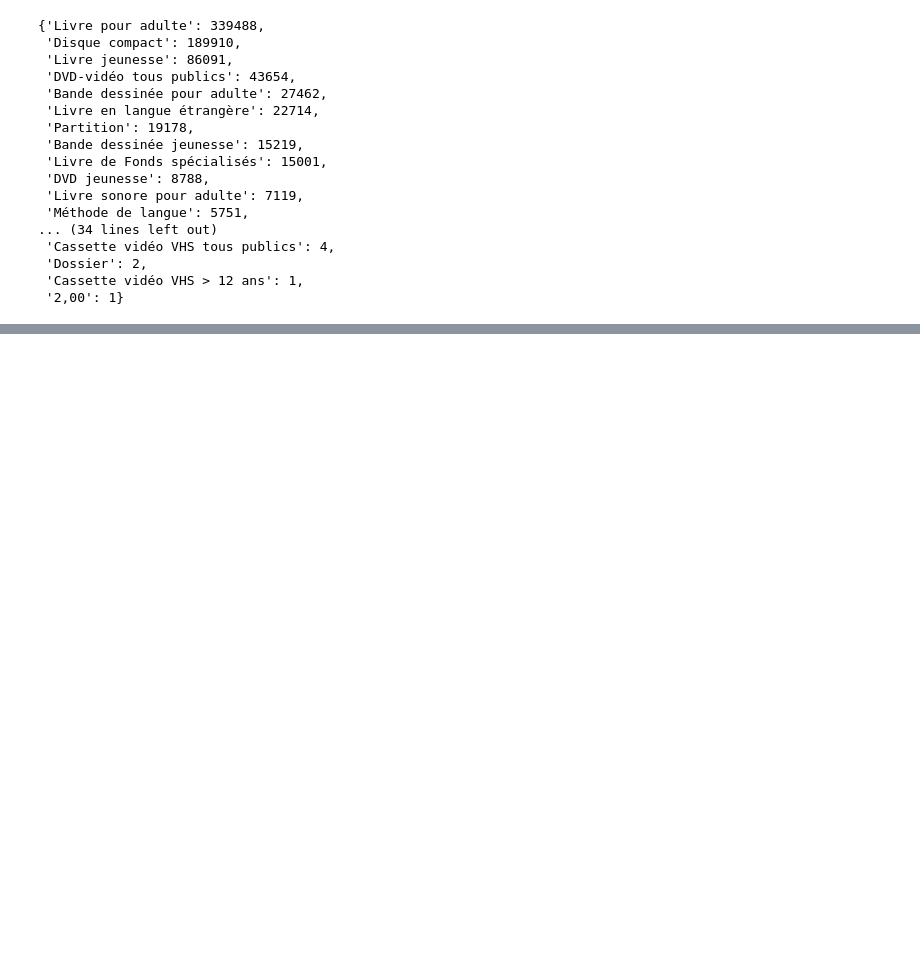
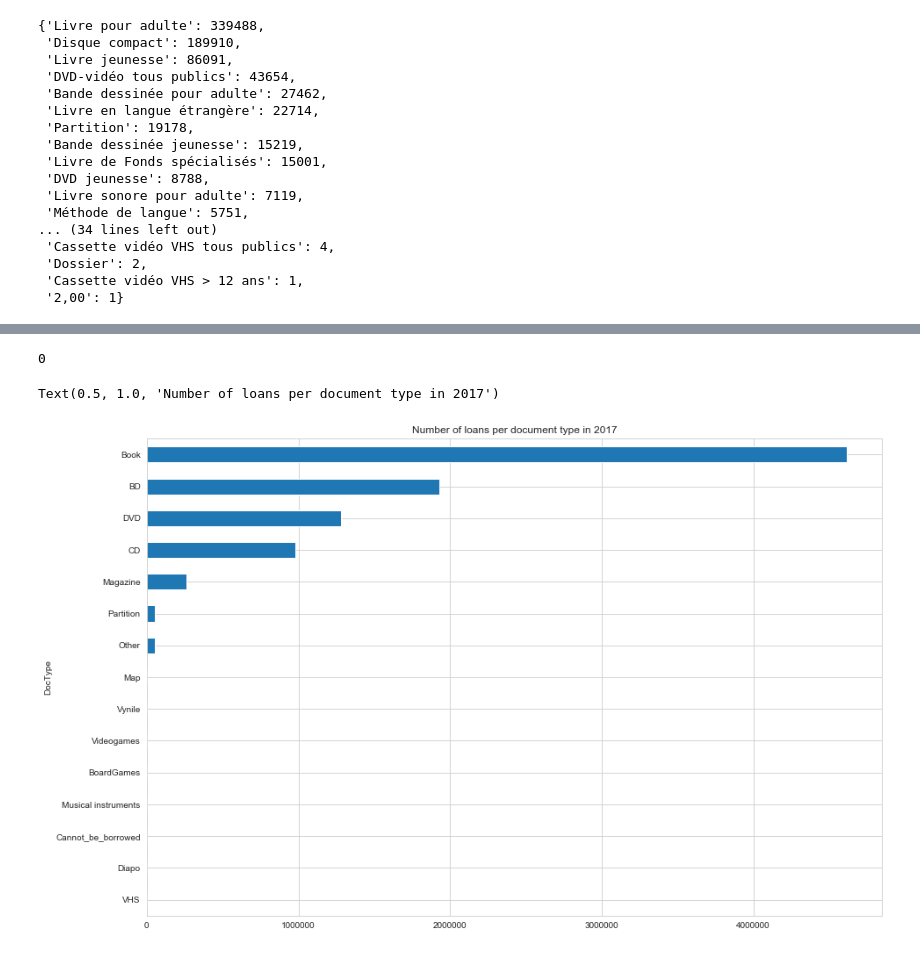
Before and after one commit to srosamont/Projects_Ironhack, a Jupyter notebook: Book_loan/Book_Loan_Cleaning.ipynb, the cells around one changed output, grey strips where cells are left out. Cells and saved outputs as stored; diff of their text form; code cells hidden in the pictures; blank space fills up the shorter version.

```diff
--- a/Book_loan/Book_Loan_Cleaning.ipynb
+++ b/Book_loan/Book_Loan_Cleaning.ipynb
@@ -2,6 +2,10 @@
 import pandas as pd
 import re
 import numpy as np
+import matplotlib.pyplot as plt
+import seaborn as sns
+%matplotlib inline
+sns.set_style("whitegrid")
 # %%
 dataBook=pd.read_csv('/Users/sandrine//Desktop/Prework/Projects_Ironhack/Book_loan/docprets.csv',sep=';')
 # %% [markdown]
@@ -296,9 +292,9 @@ dict_map={'Livre pour adulte': 'Book',
  'DVD jeunesse': 'DVD',
  'Livre sonore pour adulte': 'Book',
  'Méthode de langue': 'Other',
- 'Enregistrement musical pour la jeunesse': 'TOCHECK',
- 'Méthode musicale': 'partition',
- 'Usuels': 'TOCHECK',
+ 'Enregistrement musical pour la jeunesse': 'CD',
+ 'Méthode musicale': 'Partition',
+ 'Usuels': 'Book',
  'Livre en gros caractères': 'Book',
  'DVD- vidéo > 12 ans': 'DVD',
  'Livre sonore jeunesse': 'Book',
@@ -308,29 +304,29 @@ dict_map={'Livre pour adulte': 'Book',
  'Revue pour adulte': 'Magazine',
  'Non empruntable': 'Cannot_be_borrowed',
  'DVD-vidéo > 16 ans':'DVD',
- 'Livres et périodiques DAISY': 'Daisy',
+ 'Livres et périodiques DAISY': 'Other',
  'Revue jeunesse': 'Magazine',
  'Diapositives jeunesse': 'Diapo',
  'Jeux Vidéos tous publics': 'Videogames',
  'Jeux de société': 'BoardGames',
  'Bande dessinée jeunesse >12 ans': 'Magazine',
  'Revue de Fonds spécialisés': 'Magazine',
- 'Nouveauté': 'TOCHECK',
+ 'Nouveauté': 'Book',
  'Nouveauté disque compact': 'CD',
- 'Documents numériques et multimédia adulte': 'TOCHECK',
+ 'Documents numériques et multimédia adulte': 'Other',
  'BD adulte non réservable': 'BD',
  'DVD- vidéo > 18 ans': 'DVD',
  'Jeux vidéos > 18 ans': 'Videogames',
  'Image, fiche cuisine …': 'Other',
- 'Documents numériques et multimédia jeunesse': 48,
- 'Adaptation en Langue des Signes Française': 45,
+ 'Documents numériques et multimédia jeunesse': 'Other',
+ 'Adaptation en Langue des Signes Française': 'Other',
  'DVD nouveautés tous publics': 'DVD',
  'BD jeunesse non réservable': 'BD',
  'Instrument de musique': 'Musical instruments',
- 'CD Rom revue': 'CD',
- 'Nouveauté jeunesse': 8,
+ 'CD Rom revue': 'Other',
+ 'Nouveauté jeunesse': 'Book',
  'Revue pour ado': 'Magazine',
  'Cassette vidéo VHS tous publics': 'VHS',
- 'Dossier': 2,
+ 'Dossier': 'Other',
  'Cassette vidéo VHS > 12 ans': 'VHS',
- '2,00': 1}
+ '2,00': 'to_drop'}
@@ -341,0 +339,4 @@ dict_map={'Livre pour adulte': 'Book',
+# %%
+
+#Drop unecessary rows
+dataBook.drop(dataBook[dataBook['N°_de_notice'].isin(row_to_drop)].index,axis=0,inplace=True)
@@ -341,0 +353,3 @@ dict_map={'Livre pour adulte': 'Book',
+# %%
+#New column with DocType ==>
+dataBook['DocType' ]=dataBook["Type_de_document"].map(dict_map)
@@ -357,0 +382,11 @@ dataBook.iloc[:,38:97]=dataBook.iloc[:,38:97].fillna(0)
+# %%
+dataBook['Nombre_de_prêts_2017'].isna().sum()
+# %% [output]
+0
+# %%
+dataBook.groupby('DocType')['Nombre_de_prêts_2017'].agg('sum').sort_values(ascending=True).plot(kind='barh',figsize=(15,10))
+
+plt.title('Number of loans per document type in 2017')
+# %% [output]
+Text(0.5, 1.0, 'Number of loans per document type in 2017')
+[figure, added]
```
Also changed, not shown: parts of 27 cells of this notebook.
